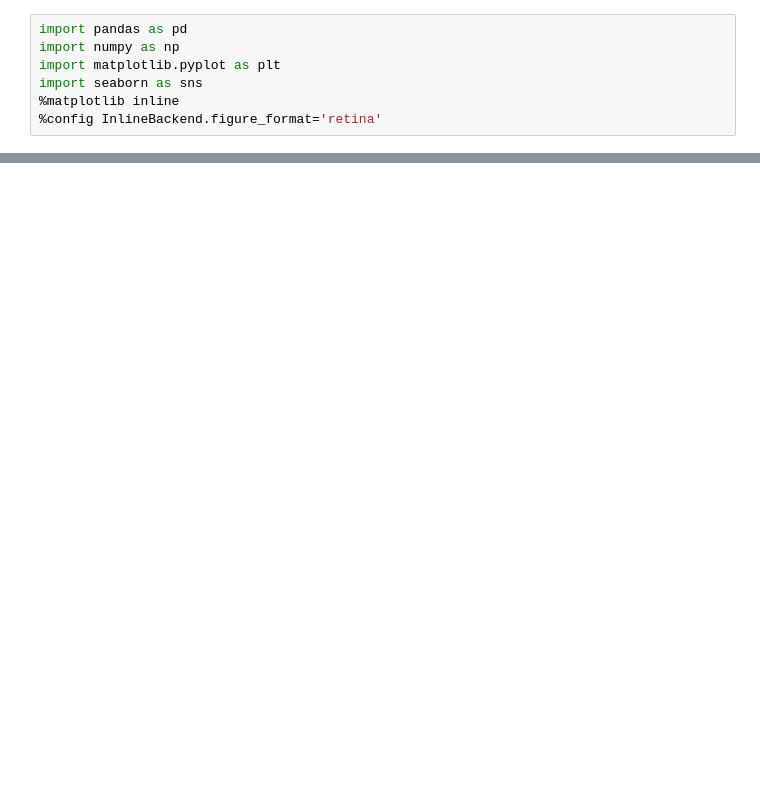
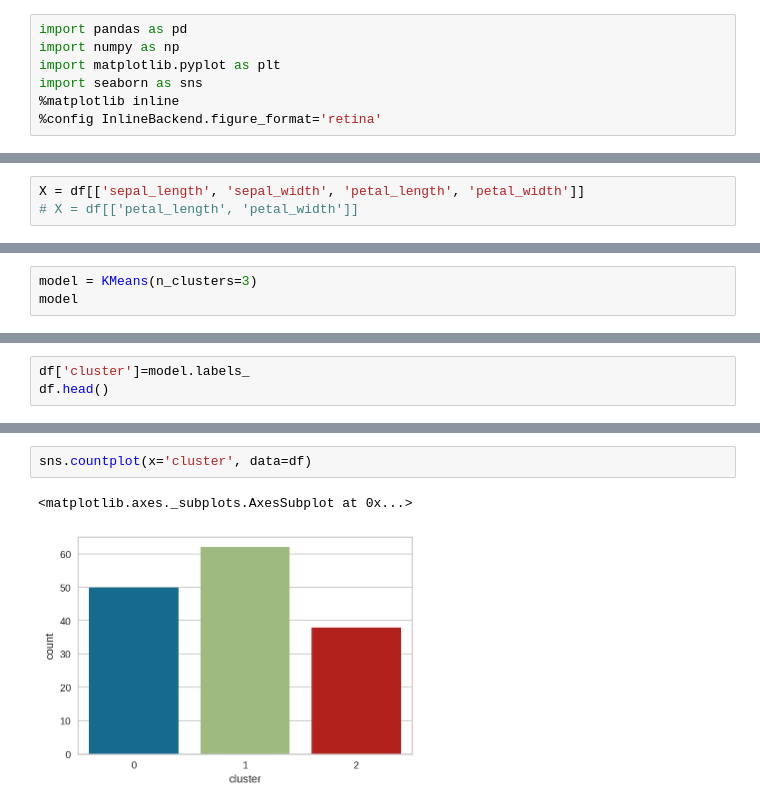
Before and after one commit to BigguyPapsi/Colab, a Jupyter notebook: Kmean.ipynb, the cells around one changed output, grey strips where cells are left out. Drawn from its saved outputs; the diff is of its cells as text; blank space fills up the shorter version.

```diff
--- a/Kmean.ipynb
+++ b/Kmean.ipynb
@@ -27,0 +54,3 @@ sns.pairplot(df, vars=['sepal_length', 'sepal_width', 'petal_length', 'petal_wid
+# %%
+X = df[['sepal_length', 'sepal_width', 'petal_length', 'petal_width']]
+# X = df[['petal_length', 'petal_width']]
@@ -27,0 +75,3 @@ sns.pairplot(df, vars=['sepal_length', 'sepal_width', 'petal_length', 'petal_wid
+# %%
+model = KMeans(n_clusters=3)
+model
@@ -27,0 +252,3 @@ sns.pairplot(df, vars=['sepal_length', 'sepal_width', 'petal_length', 'petal_wid
+# %%
+df['cluster']=model.labels_
+df.head()
@@ -27,0 +282,5 @@ sns.pairplot(df, vars=['sepal_length', 'sepal_width', 'petal_length', 'petal_wid
+# %%
+sns.countplot(x='cluster', data=df)
+# %% [output]
+<matplotlib.axes._subplots.AxesSubplot at 0x...>
+[figure, added]
```
Also changed, not shown: parts of 35 cells of this notebook.
